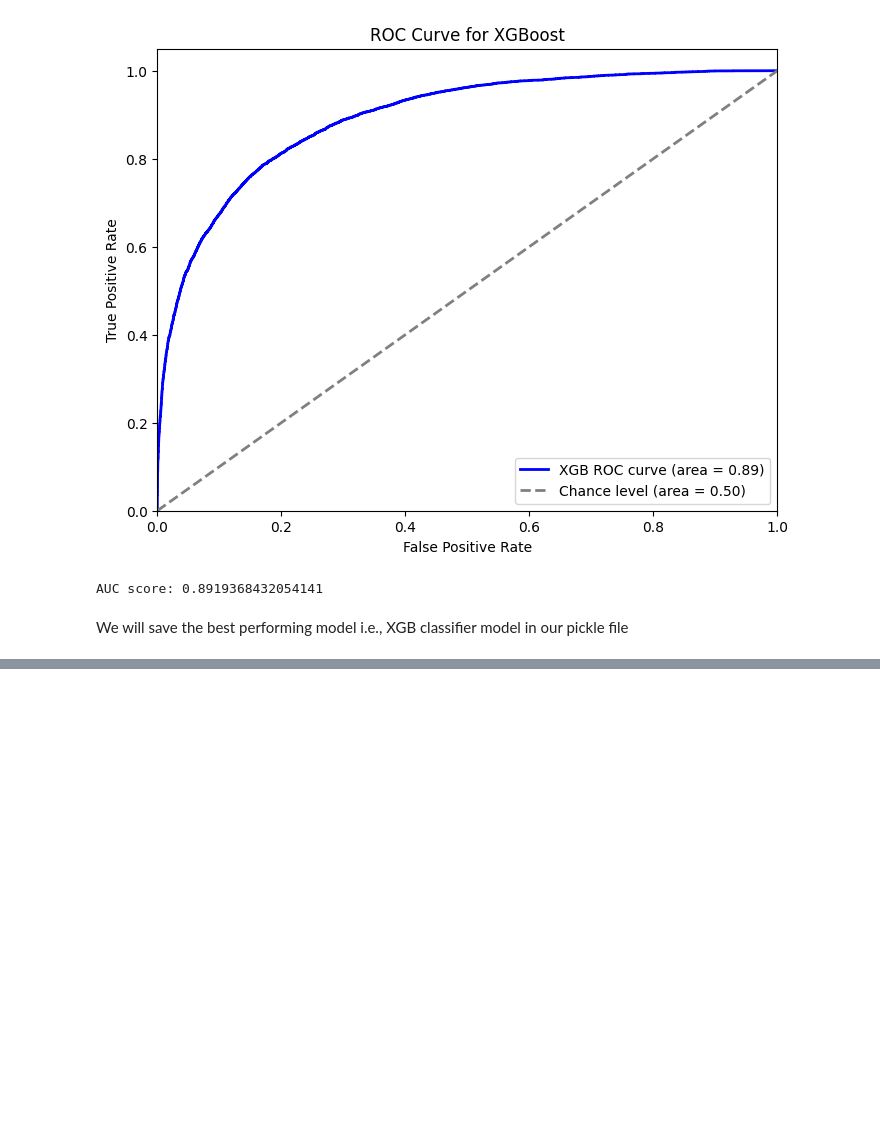
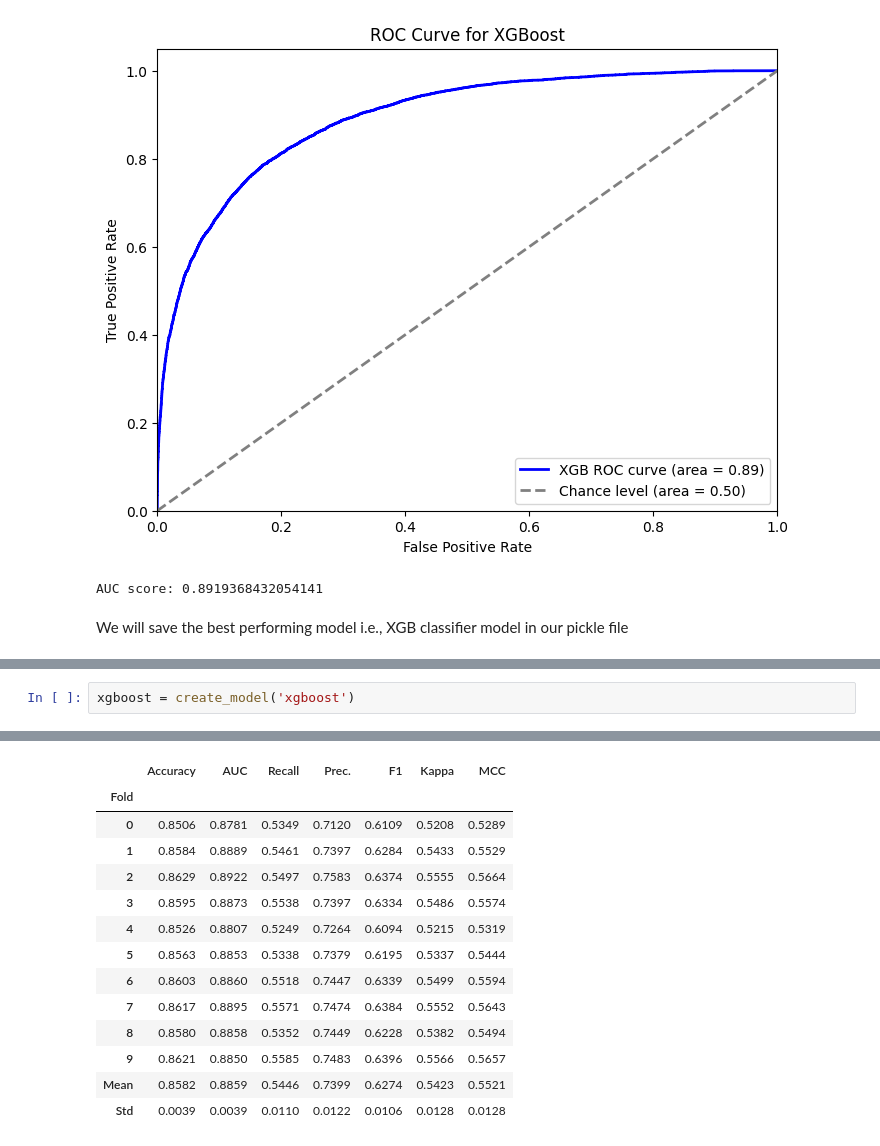
Before and after one commit to AshMaza/Code, a Jupyter notebook: Rain.ipynb, the cells around one changed output, grey strips where cells are left out. Cells and saved outputs as stored; diff of their text form; blank space fills up the shorter version.

```diff
--- a/Rain.ipynb
+++ b/Rain.ipynb
@@ -893,0 +954,3 @@ EOFError: Ran out of input
+# %%
+xgboost = create_model('xgboost')
+# %% [output]
@@ -893,0 +958,14 @@ EOFError: Ran out of input
+|  | Accuracy | AUC | Recall | Prec. | F1 | Kappa | MCC |
+| Fold |  |  |  |  |  |  |  |
+| 0 | 0.8506 | 0.8781 | 0.5349 | 0.7120 | 0.6109 | 0.5208 | 0.5289 |
+| 1 | 0.8584 | 0.8889 | 0.5461 | 0.7397 | 0.6284 | 0.5433 | 0.5529 |
+| 2 | 0.8629 | 0.8922 | 0.5497 | 0.7583 | 0.6374 | 0.5555 | 0.5664 |
+| 3 | 0.8595 | 0.8873 | 0.5538 | 0.7397 | 0.6334 | 0.5486 | 0.5574 |
+| 4 | 0.8526 | 0.8807 | 0.5249 | 0.7264 | 0.6094 | 0.5215 | 0.5319 |
+| 5 | 0.8563 | 0.8853 | 0.5338 | 0.7379 | 0.6195 | 0.5337 | 0.5444 |
+| 6 | 0.8603 | 0.8860 | 0.5518 | 0.7447 | 0.6339 | 0.5499 | 0.5594 |
+| 7 | 0.8617 | 0.8895 | 0.5571 | 0.7474 | 0.6384 | 0.5552 | 0.5643 |
+| 8 | 0.8580 | 0.8858 | 0.5352 | 0.7449 | 0.6228 | 0.5382 | 0.5494 |
+| 9 | 0.8621 | 0.8850 | 0.5585 | 0.7483 | 0.6396 | 0.5566 | 0.5657 |
+| Mean | 0.8582 | 0.8859 | 0.5446 | 0.7399 | 0.6274 | 0.5423 | 0.5521 |
+| Std | 0.0039 | 0.0039 | 0.0110 | 0.0122 | 0.0106 | 0.0128 | 0.0128 |
```
Also changed, not shown: parts of 15 cells of this notebook, 2 other files.
